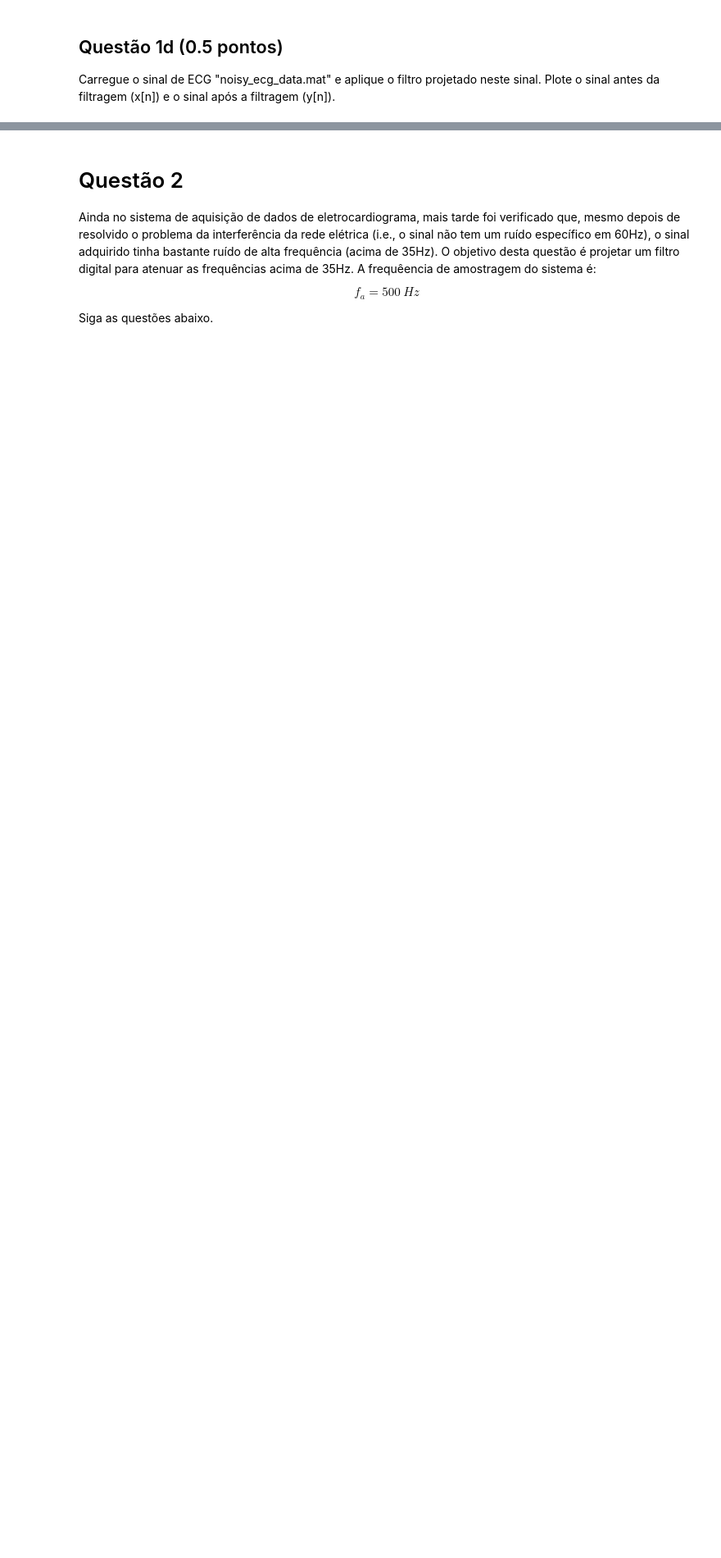
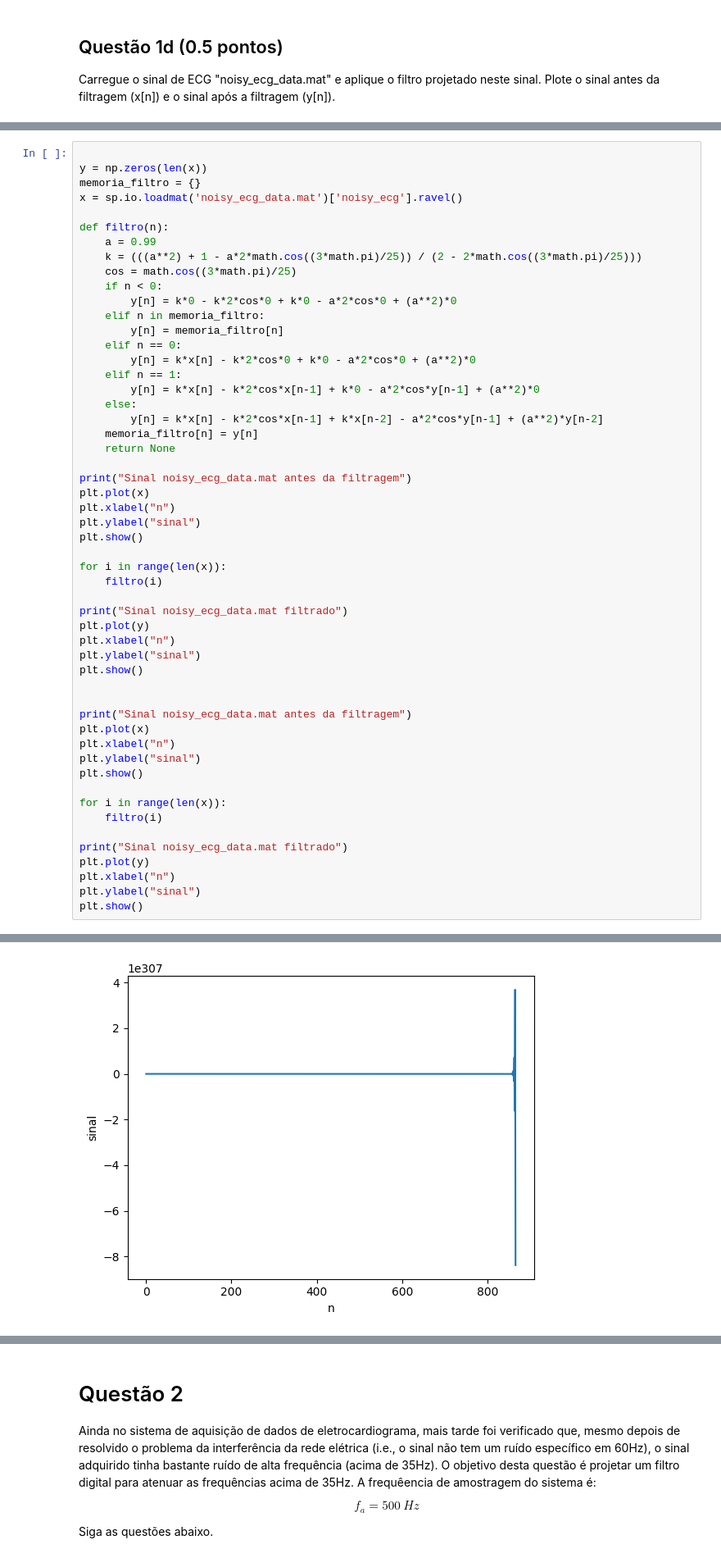
Before and after one commit to CristianoCTS/SSTD, a Jupyter notebook: Projeto-2/211028050-projeto2.ipynb, the cells around one changed output, grey strips where cells are left out. Shown at 82% size. Drawn from its saved outputs; the diff is of its cells as text; blank space fills up the shorter version.

```diff
--- a/Projeto-2/211028050-projeto2.ipynb
+++ b/Projeto-2/211028050-projeto2.ipynb
@@ -132,0 +103,54 @@ Sinal noisy_ecg_data.mat filtrado
+# %%
+
+y = np.zeros(len(x))
+memoria_filtro = {}
+x = sp.io.loadmat('noisy_ecg_data.mat')['noisy_ecg'].ravel()
+
+def filtro(n):
+    a = 0.99
+    k = (((a**2) + 1 - a*2*math.cos((3*math.pi)/25)) / (2 - 2*math.cos((3*math.pi)/25)))
+    cos = math.cos((3*math.pi)/25)
+    if n < 0:
+        y[n] = k*0 - k*2*cos*0 + k*0 - a*2*cos*0 + (a**2)*0
+    elif n in memoria_filtro:
+        y[n] = memoria_filtro[n]
+    elif n == 0:
+        y[n] = k*x[n] - k*2*cos*0 + k*0 - a*2*cos*0 + (a**2)*0
+    elif n == 1:
+        y[n] = k*x[n] - k*2*cos*x[n-1] + k*0 - a*2*cos*y[n-1] + (a**2)*0
+    else:
+        y[n] = k*x[n] - k*2*cos*x[n-1] + k*x[n-2] - a*2*cos*y[n-1] + (a**2)*y[n-2]
+    memoria_filtro[n] = y[n]
+    return None
+
+print("Sinal noisy_ecg_data.mat antes da filtragem")
+plt.plot(x)
+plt.xlabel("n")
+plt.ylabel("sinal")
+plt.show()
+
+for i in range(len(x)):
+    filtro(i)
+
+print("Sinal noisy_ecg_data.mat filtrado")
+plt.plot(y)
+plt.xlabel("n")
+plt.ylabel("sinal")
+plt.show()
+
+
+print("Sinal noisy_ecg_data.mat antes da filtragem")
+plt.plot(x)
+plt.xlabel("n")
+plt.ylabel("sinal")
+plt.show()
+
+for i in range(len(x)):
+    filtro(i)
+
+print("Sinal noisy_ecg_data.mat filtrado")
+plt.plot(y)
+plt.xlabel("n")
+plt.ylabel("sinal")
+plt.show()
+# %% [output]
@@ -132,0 +160 @@ Sinal noisy_ecg_data.mat filtrado
+[figure, added]
```
Also changed, not shown: parts of 6 cells of this notebook.
